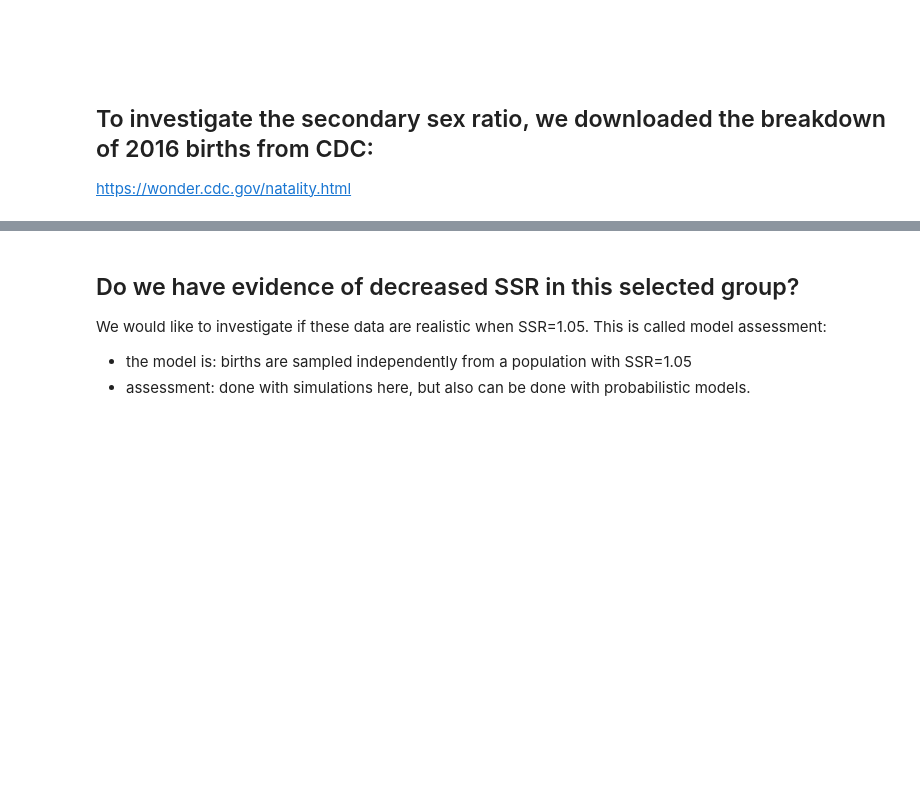
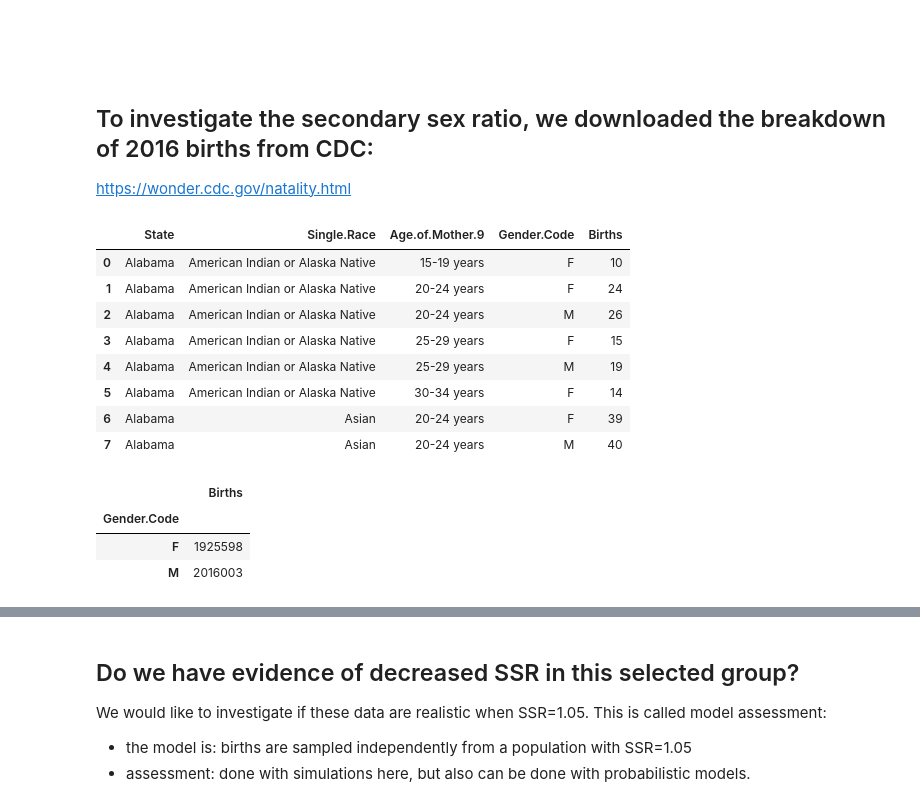
Before and after one commit to mattzhao-R/data-118, a Jupyter notebook: class_nbs/Lect13-confidenceinterval.ipynb, the cells around one changed output, grey strips where cells are left out. Saved outputs shown, nothing was run; the diff lists cells and outputs as text; code cells hidden in the pictures; blank space fills up the shorter version.

```diff
--- a/class_nbs/Lect13-confidenceinterval.ipynb
+++ b/class_nbs/Lect13-confidenceinterval.ipynb
@@ -172,10 +192,25 @@ https://www.prb.org/usrecessionandbirthrate/
 https://wonder.cdc.gov/natality.html
 # %%
 #data from CDC
-natality2016=pd.read_csv("Natality2016.csv")
+natality2016=pd.read_csv("data/Natality2016.csv")
 natality2016.head(8)
+# %% [output]
+|  | State | Single.Race | Age.of.Mother.9 | Gender.Code | Births |
+| 0 | Alabama | American Indian or Alaska Native | 15-19 years | F | 10 |
+| 1 | Alabama | American Indian or Alaska Native | 20-24 years | F | 24 |
+| 2 | Alabama | American Indian or Alaska Native | 20-24 years | M | 26 |
+| 3 | Alabama | American Indian or Alaska Native | 25-29 years | F | 15 |
+| 4 | Alabama | American Indian or Alaska Native | 25-29 years | M | 19 |
+| 5 | Alabama | American Indian or Alaska Native | 30-34 years | F | 14 |
+| 6 | Alabama | Asian | 20-24 years | F | 39 |
+| 7 | Alabama | Asian | 20-24 years | M | 40 |
 # %%
 natality2016[['Gender.Code','Births']].groupby('Gender.Code').sum()
+# %% [output]
+|  | Births |
+| Gender.Code |  |
+| F | 1925598 |
+| M | 2016003 |
 # %%
 # overall SSR
 2016003/1925598
```
Also changed, not shown: parts of 35 cells of this notebook, 9 other files.
